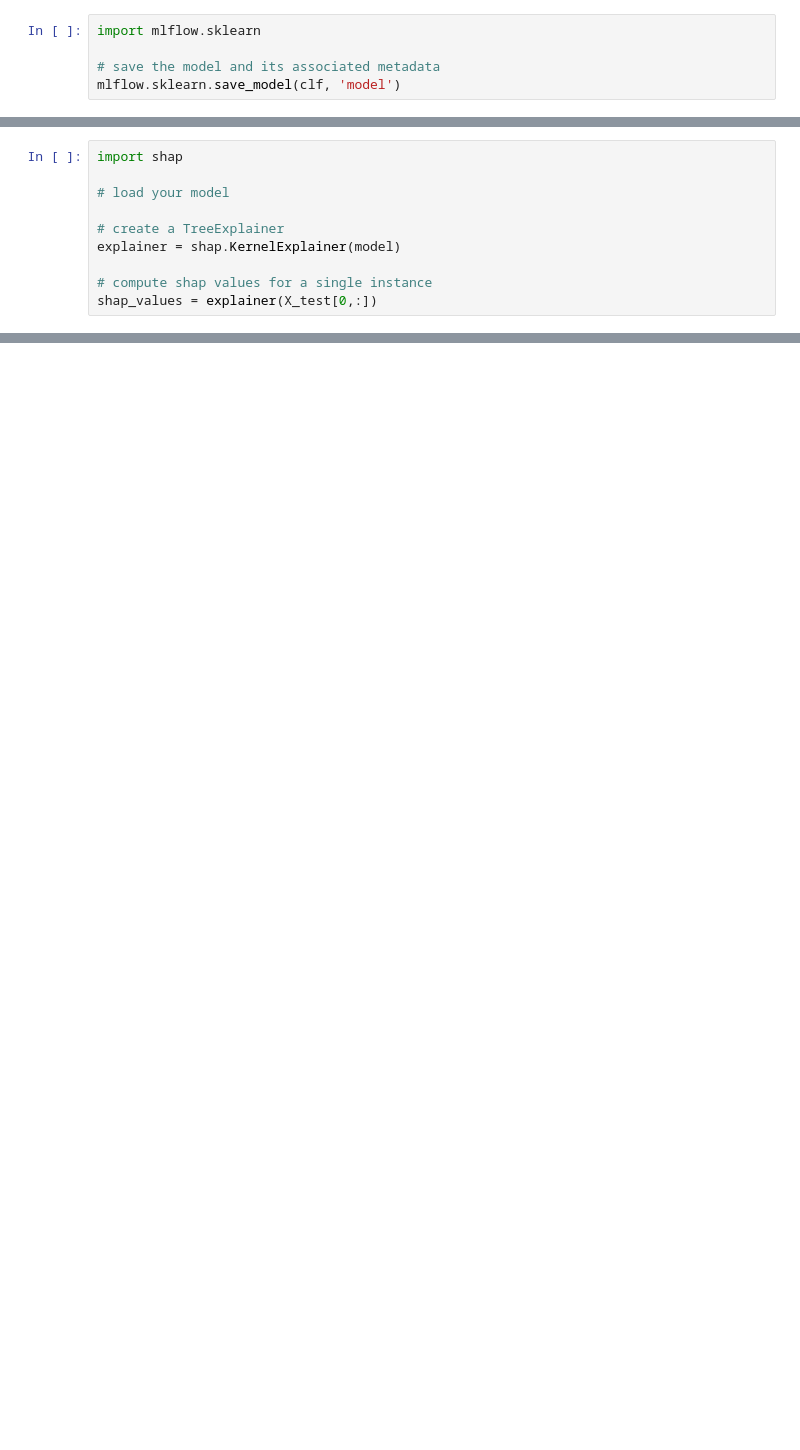
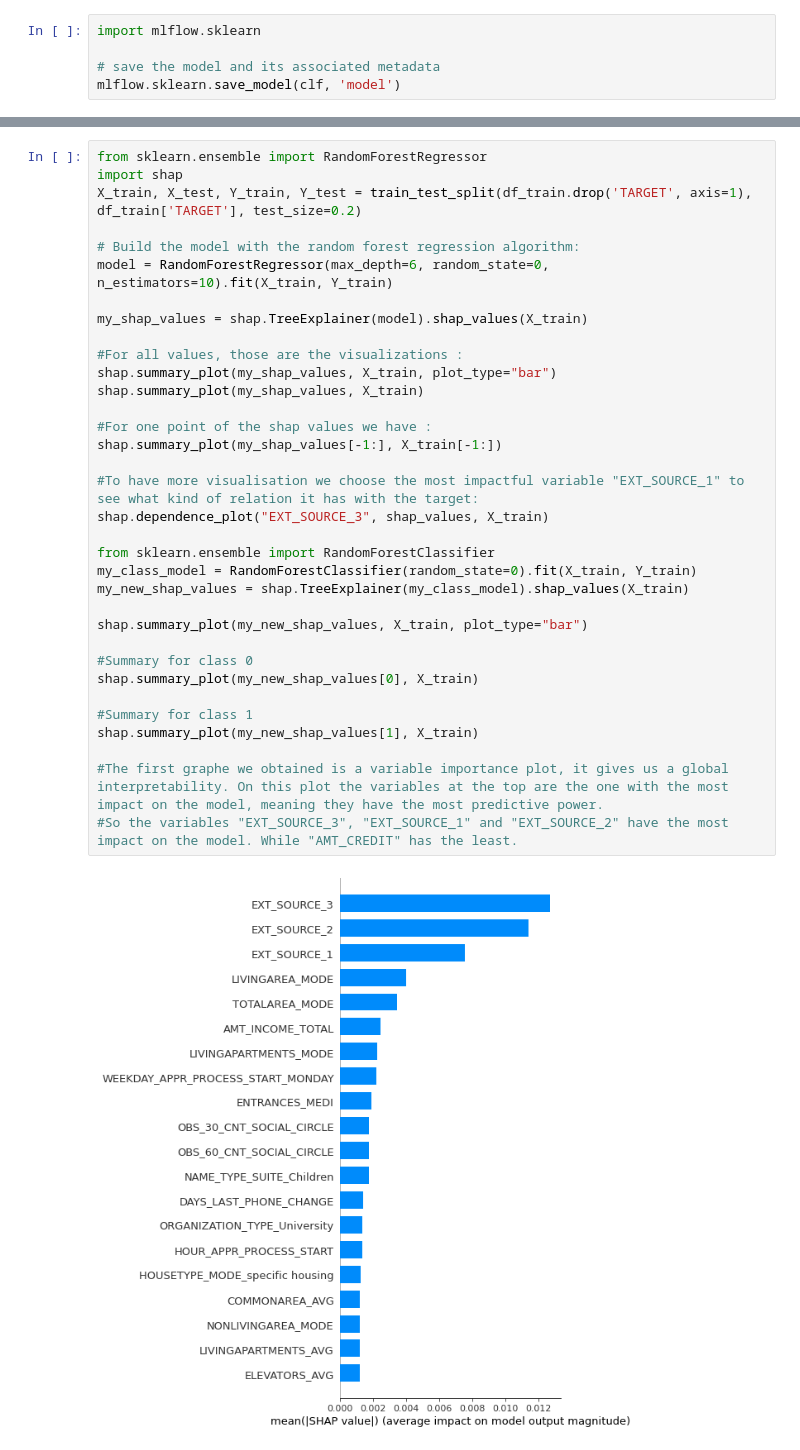
Before and after one commit to CedricSamboun/MLflow, a Jupyter notebook: MLFLOW2.ipynb, the cells around one changed output, grey strips where cells are left out. Saved outputs shown, nothing was run; the diff lists cells and outputs as text; blank space fills up the shorter version.

```diff
--- a/MLFLOW2.ipynb
+++ b/MLFLOW2.ipynb
@@ -183,10 +188,0 @@ model=joblib.load(r'C:\Users\sambo\Documents\GitHub\MLflow\model\model.pkl')
-# %%
-import shap
-
-# load your model
-
-# create a TreeExplainer
-explainer = shap.KernelExplainer(model)
-
-# compute shap values for a single instance
-shap_values = explainer(X_test[0,:])
@@ -194,0 +209,36 @@ TypeError: __init__() missing 1 required positional argument: 'data'
+# %%
+from sklearn.ensemble import RandomForestRegressor
+import shap
+X_train, X_test, Y_train, Y_test = train_test_split(df_train.drop('TARGET', axis=1), df_train['TARGET'], test_size=0.2)
+
+# Build the model with the random forest regression algorithm:
+model = RandomForestRegressor(max_depth=6, random_state=0, n_estimators=10).fit(X_train, Y_train)
+
+my_shap_values = shap.TreeExplainer(model).shap_values(X_train)
+
+#For all values, those are the visualizations :
+shap.summary_plot(my_shap_values, X_train, plot_type="bar")
+shap.summary_plot(my_shap_values, X_train)
+
+#For one point of the shap values we have :
+shap.summary_plot(my_shap_values[-1:], X_train[-1:])
+
+#To have more visualisation we choose the most impactful variable "EXT_SOURCE_1" to see what kind of relation it has with the target:
+shap.dependence_plot("EXT_SOURCE_3", shap_values, X_train)
+
+from sklearn.ensemble import RandomForestClassifier
+my_class_model = RandomForestClassifier(random_state=0).fit(X_train, Y_train)
+my_new_shap_values = shap.TreeExplainer(my_class_model).shap_values(X_train)
+
+shap.summary_plot(my_new_shap_values, X_train, plot_type="bar")
+
+#Summary for class 0
+shap.summary_plot(my_new_shap_values[0], X_train)
+
+#Summary for class 1
+shap.summary_plot(my_new_shap_values[1], X_train)
+
+#The first graphe we obtained is a variable importance plot, it gives us a global interpretability. On this plot the variables at the top are the one with the most impact on the model, meaning they have the most predictive power.
+#So the variables "EXT_SOURCE_3", "EXT_SOURCE_1" and "EXT_SOURCE_2" have the most impact on the model. While "AMT_CREDIT" has the least.
+# %% [output]
+[figure, added]
```
Also changed, not shown: parts of 8 cells of this notebook.
